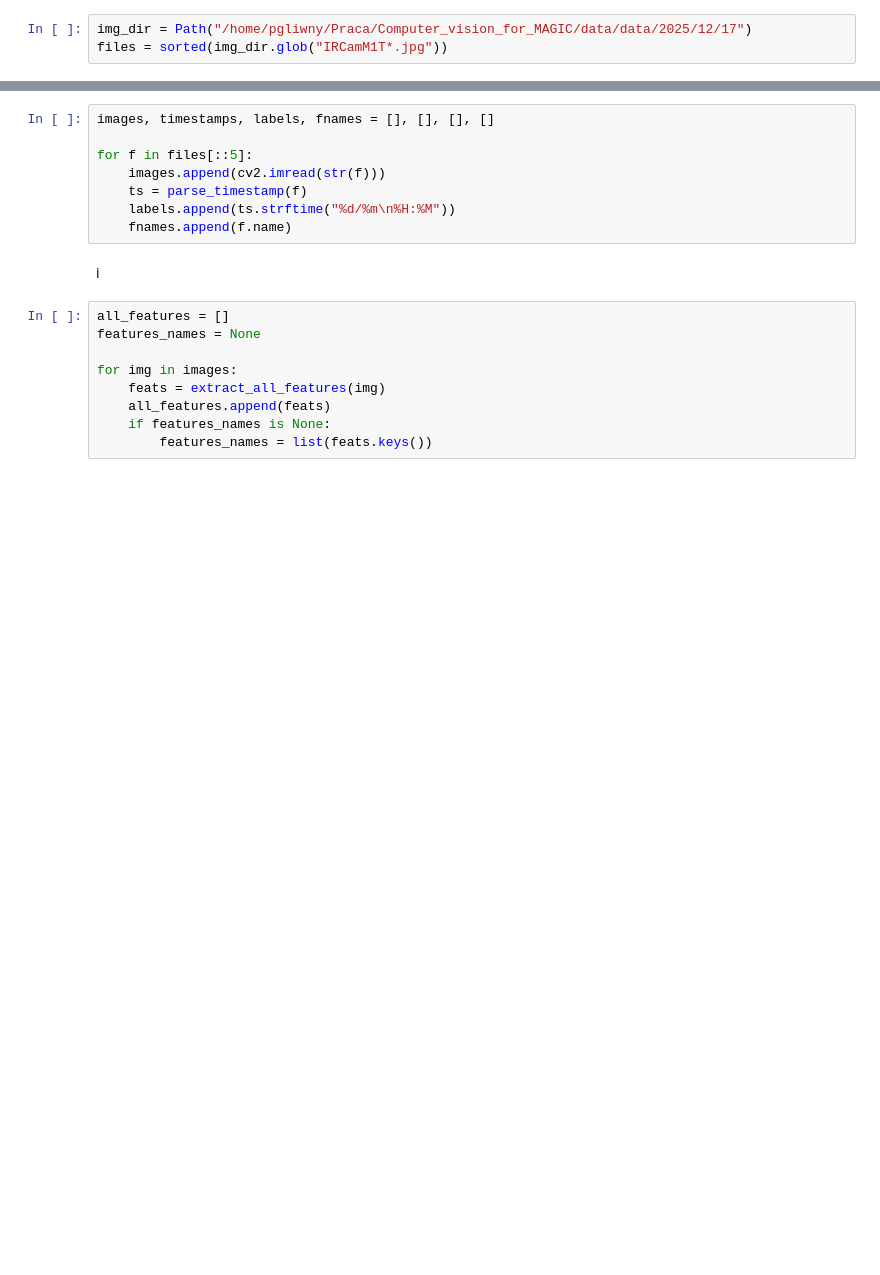
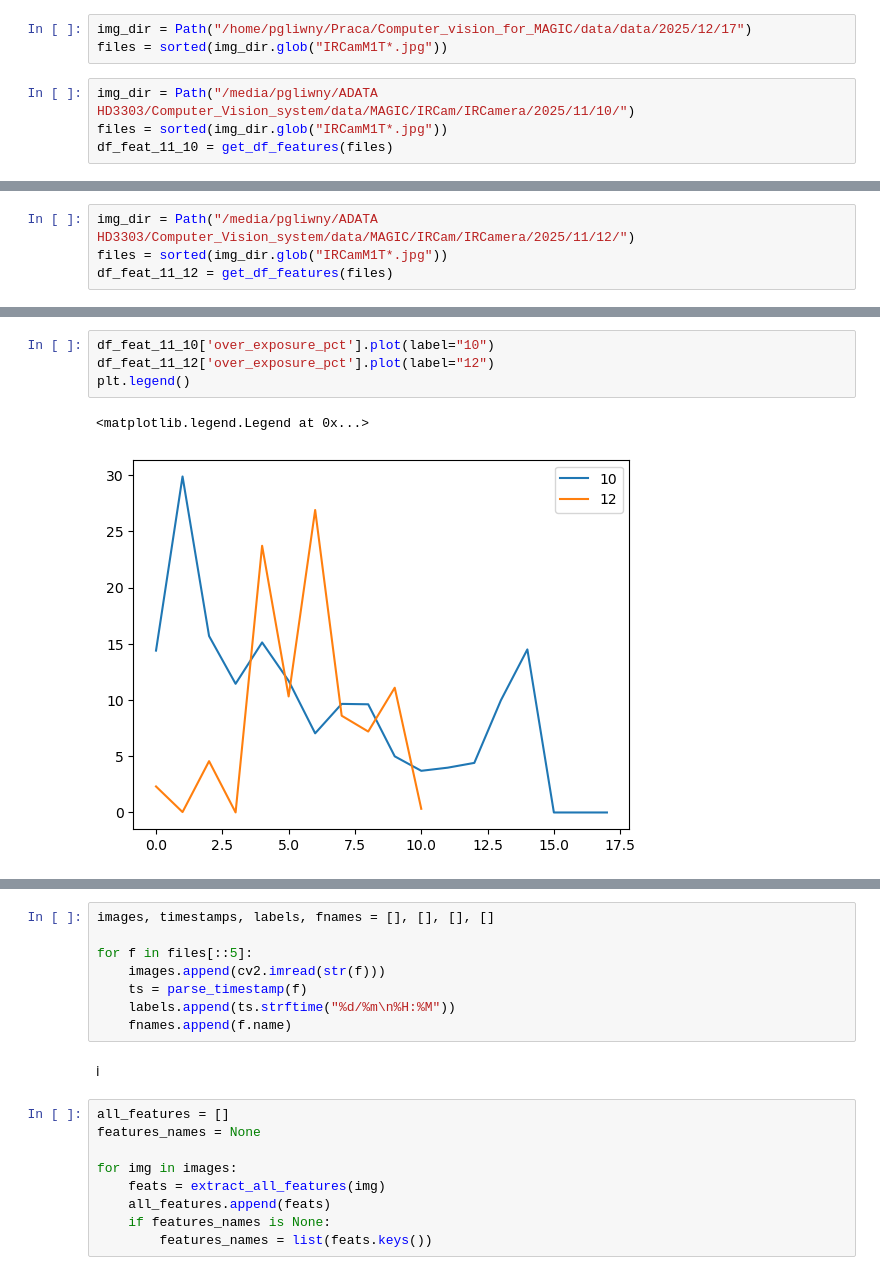
Before and after one commit to pawel21/Computer_vision_for_MAGIC, a Jupyter notebook: notebooks/quality_img.ipynb, the cells around one changed output, grey strips where cells are left out. Saved outputs shown, nothing was run; the diff lists cells and outputs as text; blank space fills up the shorter version.

```diff
--- a/notebooks/quality_img.ipynb
+++ b/notebooks/quality_img.ipynb
@@ -160,3 +197,7 @@ files = sorted(img_dir.glob("IRCamM1T*.jpg"))
 # %%
 img_dir = Path("/home/pgliwny/Praca/Computer_vision_for_MAGIC/data/data/2025/12/17")
 files = sorted(img_dir.glob("IRCamM1T*.jpg"))
+# %%
+img_dir = Path("/media/pgliwny/ADATA HD3303/Computer_Vision_system/data/MAGIC/IRCam/IRCamera/2025/11/10/")
+files = sorted(img_dir.glob("IRCamM1T*.jpg"))
+df_feat_11_10 = get_df_features(files)
@@ -162,0 +206,4 @@ files = sorted(img_dir.glob("IRCamM1T*.jpg"))
+# %%
+img_dir = Path("/media/pgliwny/ADATA HD3303/Computer_Vision_system/data/MAGIC/IRCam/IRCamera/2025/11/12/")
+files = sorted(img_dir.glob("IRCamM1T*.jpg"))
+df_feat_11_12 = get_df_features(files)
@@ -162,0 +221,7 @@ files = sorted(img_dir.glob("IRCamM1T*.jpg"))
+# %%
+df_feat_11_10['over_exposure_pct'].plot(label="10")
+df_feat_11_12['over_exposure_pct'].plot(label="12")
+plt.legend()
+# %% [output]
+<matplotlib.legend.Legend at 0x...>
+[figure, added]
```
Also changed, not shown: parts of 15 cells of this notebook, 1 other file.
